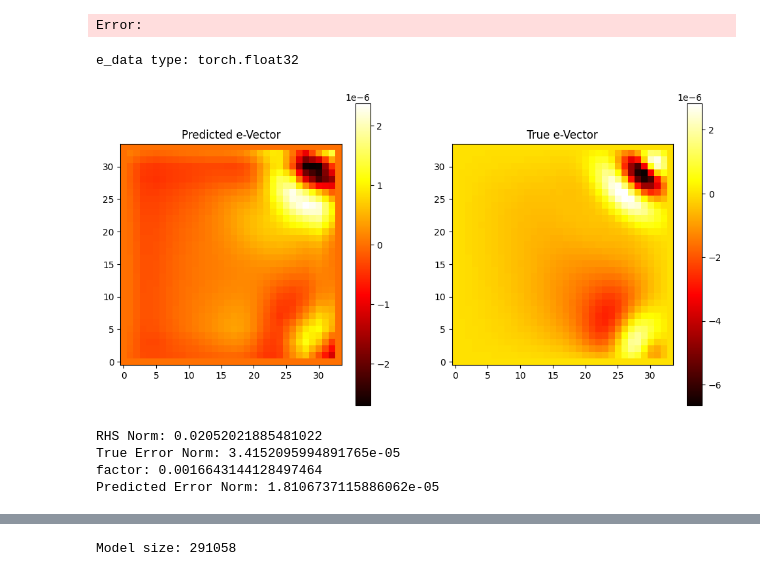
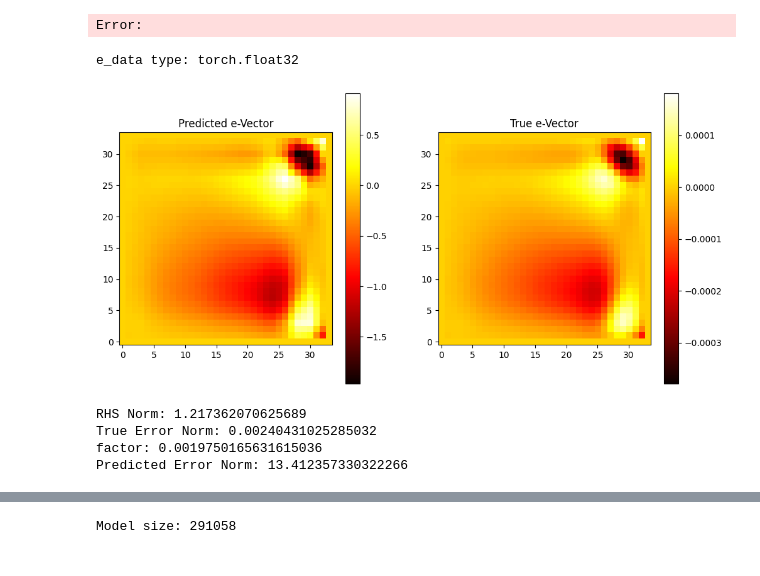
Before and after one commit to glaand/bachelor-thesis, a Jupyter notebook: ml/ml_analysis_azulay.ipynb, the cells around one changed output, grey strips where cells are left out. Cells and saved outputs as stored; diff of their text form; code cells hidden in the pictures.

```diff
--- a/ml/ml_analysis_azulay.ipynb
+++ b/ml/ml_analysis_azulay.ipynb
@@ -44,7 +44,7 @@ plt.show()
 # %% [output]
 Error:
 # %%
-num_file = 10
+num_file = 2000
 residual_data = np.loadtxt(f"ML_data/res_{num_file}.dat")
 true_error = np.loadtxt(f"ML_data/e_{num_file}.dat")
 residual_data = torch.tensor(residual_data).to('cuda')
@@ -64,35 +64,35 @@ with torch.no_grad():
     # Plot e_data from the model
     im1 = axs[0].imshow(e_data, cmap='hot', interpolation='nearest')
     axs[0].set_title('Predicted e-Vector')
     axs[0].invert_yaxis()
     fig.colorbar(im1, ax=axs[0])
 
     # Calculate loss
     grid_size_x, grid_size_y = e_data.shape
     pred_error = e_data.unsqueeze(0).unsqueeze(0).to('cpu')
     true_error = torch.tensor(true_error).unsqueeze(0).unsqueeze(0).to('cpu')
 
 # get data type of e_data
 print(f"e_data type: {e_data.dtype}")
 
 # Load e_data from file
 e_data = np.loadtxt(f"ML_data/e_{num_file}.dat")
 # Plot e_data from file as heatmap
 im2 = axs[1].imshow(e_data, cmap='hot', interpolation='nearest')
 axs[1].set_title('True e-Vector')
 axs[1].invert_yaxis()
 fig.colorbar(im2, ax=axs[1])
 
 plt.show()
 
 print(f"RHS Norm: {torch.norm(residual_data).item()}")
 print(f"True Error Norm: {torch.norm(true_error).item()}")
 print(f"factor: {torch.norm(true_error).item() / torch.norm(residual_data).item()}")
 print(f"Predicted Error Norm: {torch.norm(pred_error).item()}")
 # %% [output]
 e_data type: torch.float32
-[figure, old version]
+[figure, new version]
-RHS Norm: 0.02052021885481022
-True Error Norm: 3.4152095994891765e-05
-factor: 0.0016643144128497464
-Predicted Error Norm: 1.8106737115886062e-05
+RHS Norm: 1.217362070625689
+True Error Norm: 0.00240431025285032
+factor: 0.0019750165631615036
+Predicted Error Norm: 13.412357330322266
```
Also changed, not shown: parts of 2 cells of this notebook, 3 other files.
